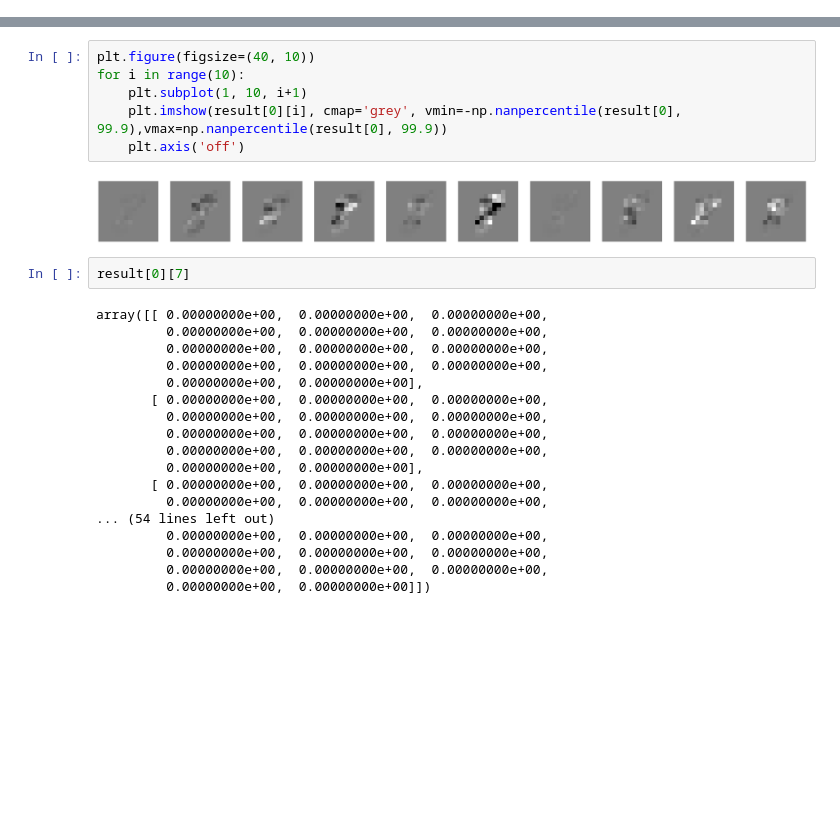
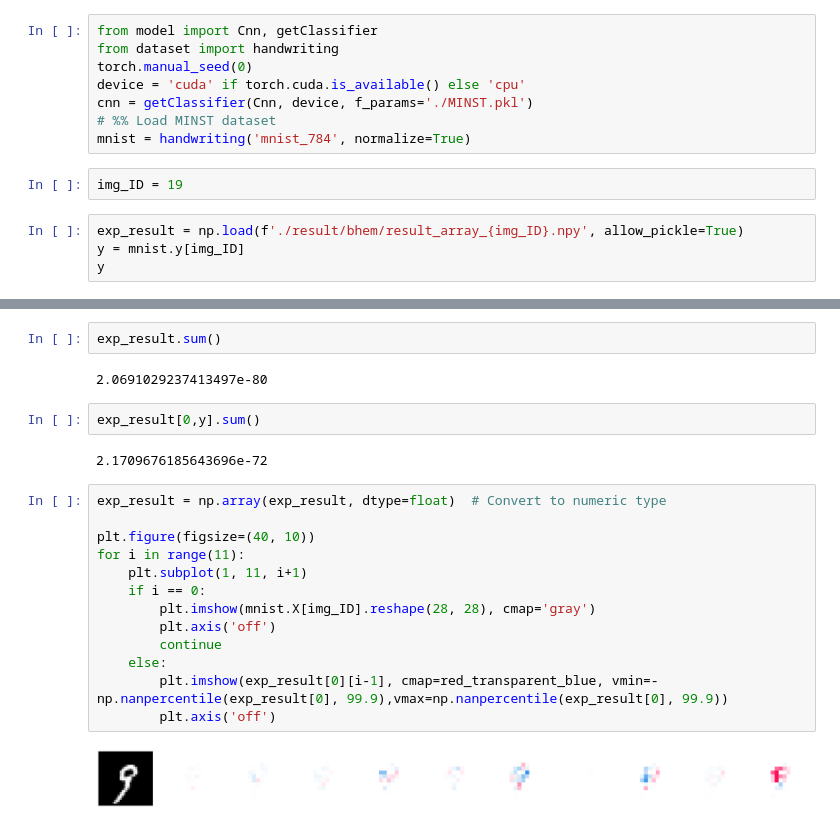
Before and after one commit to Shaun-Z/BHEM, a Jupyter notebook: result_array_test.ipynb, the cells around one changed output, grey strips where cells are left out. Drawn from its saved outputs; the diff is of its cells as text; blank space fills up the shorter version.

Commit message:
Finish BHEM

```diff
--- a/result_array_test.ipynb
+++ b/result_array_test.ipynb
@@ -6,0 +12,14 @@ result = np.load('./result_bhem/result_array_17.npy')
+# %%
+from model import Cnn, getClassifier
+from dataset import handwriting
+torch.manual_seed(0)
+device = 'cuda' if torch.cuda.is_available() else 'cpu'
+cnn = getClassifier(Cnn, device, f_params='./MINST.pkl')
+# %% Load MINST dataset
+mnist = handwriting('mnist_784', normalize=True)
+# %%
+img_ID = 19
+# %%
+exp_result = np.load(f'./result/bhem/result_array_{img_ID}.npy', allow_pickle=True)
+y = mnist.y[img_ID]
+y
@@ -11,28 +46,23 @@ result.shape
+# %%
+exp_result.sum()
+# %% [output]
+2.0691029237413497e-80
+# %%
+exp_result[0,y].sum()
+# %% [output]
+2.1709676185643696e-72
 # %%
+exp_result = np.array(exp_result, dtype=float)  # Convert to numeric type
+
 plt.figure(figsize=(40, 10))
-for i in range(10):
-    plt.subplot(1, 10, i+1)
-    plt.imshow(result[0][i], cmap='grey', vmin=-np.nanpercentile(result[0], 99.9),vmax=np.nanpercentile(result[0], 99.9))
-    plt.axis('off')
+for i in range(11):
+    plt.subplot(1, 11, i+1)
+    if i == 0:
+        plt.imshow(mnist.X[img_ID].reshape(28, 28), cmap='gray')
+        plt.axis('off')
+        continue
+    else:
+        plt.imshow(exp_result[0][i-1], cmap=red_transparent_blue, vmin=-np.nanpercentile(exp_result[0], 99.9),vmax=np.nanpercentile(exp_result[0], 99.9))
+        plt.axis('off')
 # %% [output]
-[figure, old version]
+[figure, new version]
-# %%
-result[0][7]
-# %% [output]
-array([[ 0.00000000e+00,  0.00000000e+00,  0.00000000e+00,
-         0.00000000e+00,  0.00000000e+00,  0.00000000e+00,
-         0.00000000e+00,  0.00000000e+00,  0.00000000e+00,
-         0.00000000e+00,  0.00000000e+00,  0.00000000e+00,
-         0.00000000e+00,  0.00000000e+00],
-       [ 0.00000000e+00,  0.00000000e+00,  0.00000000e+00,
-         0.00000000e+00,  0.00000000e+00,  0.00000000e+00,
-         0.00000000e+00,  0.00000000e+00,  0.00000000e+00,
-         0.00000000e+00,  0.00000000e+00,  0.00000000e+00,
-         0.00000000e+00,  0.00000000e+00],
-       [ 0.00000000e+00,  0.00000000e+00,  0.00000000e+00,
-         0.00000000e+00,  0.00000000e+00,  0.00000000e+00,
-... (54 lines left out)
-         0.00000000e+00,  0.00000000e+00,  0.00000000e+00,
-         0.00000000e+00,  0.00000000e+00,  0.00000000e+00,
-         0.00000000e+00,  0.00000000e+00,  0.00000000e+00,
-         0.00000000e+00,  0.00000000e+00]])
```
Also changed, not shown: parts of 5 cells of this notebook, 30 other files.
